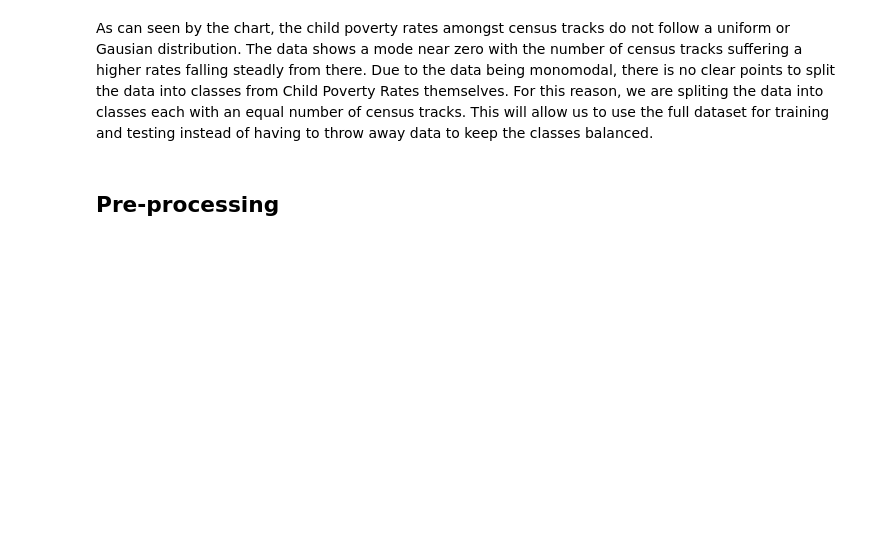
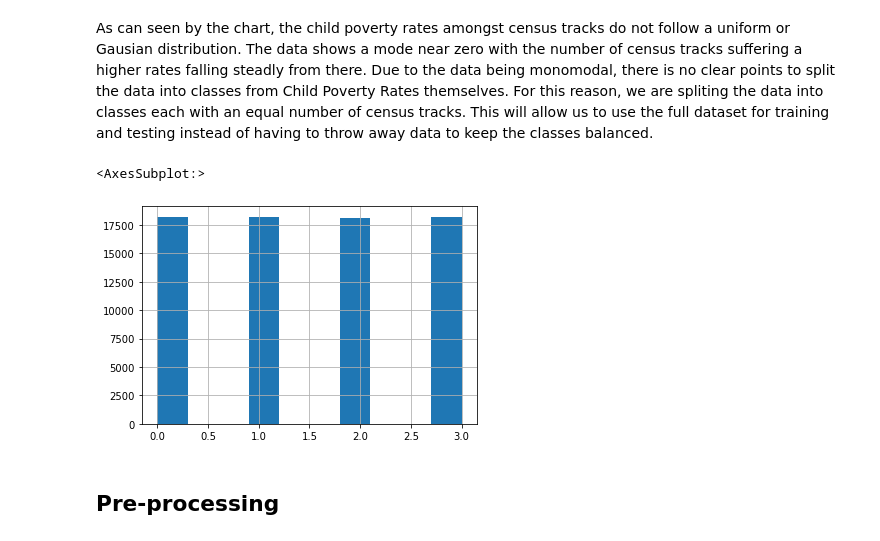
Before and after one commit to RayaanJIrani/MLLab4MultiLayerPerceptron, a Jupyter notebook: main.ipynb, the cells around one changed output. Drawn from its saved outputs; the diff is of its cells as text; code cells hidden in the pictures; blank space fills up the shorter version.

```diff
--- a/main.ipynb
+++ b/main.ipynb
@@ -75,6 +75,11 @@ As can seen by the chart, the child poverty rates amongst census tracks do not f
 # %%
 # Discreatizing the Unemployment Variable into 4 classes, 0,1,2,3
 classes = pd.qcut(df['ChildPoverty'], 4, labels = [0,1,2,3])
 df['ChildPoverty'] = classes
+
+df['ChildPoverty'].hist()
+# %% [output]
+<AxesSubplot:>
+[figure, added]
 # %%
 # drop State and County cols:
```
Also changed, not shown: parts of 9 cells of this notebook.
